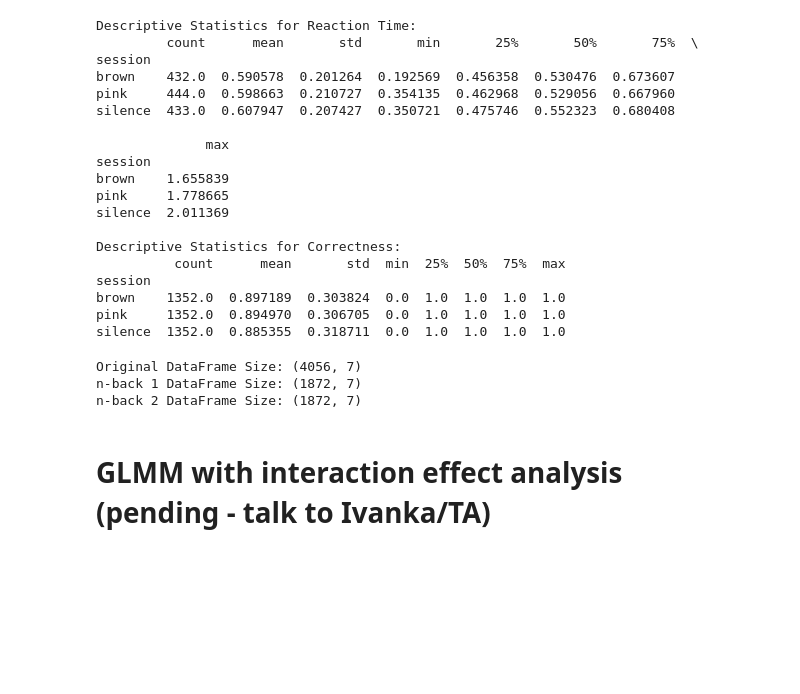
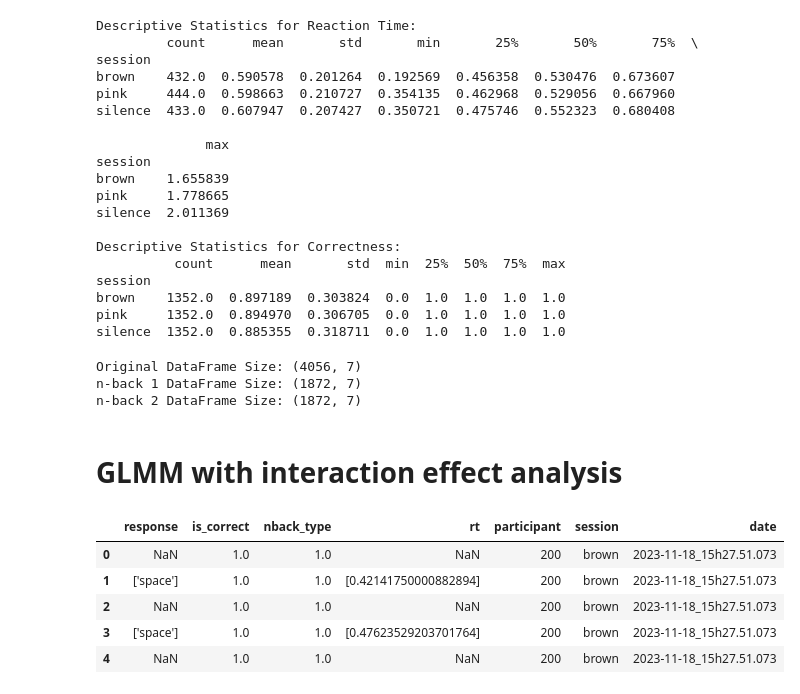
Before and after one commit to shakirmshaker/CognitiveScience, a Jupyter notebook: notebooks/SiddhantaGupta.ipynb, the cells around one changed output. Cells and saved outputs as stored; diff of their text form; code cells hidden in the pictures; blank space fills up the shorter version.

Commit message:
Update SiddhantaGupta.ipynb
final stats with 1x3 (ANOVA, FRIEDMAN) and 2x3 (GLMM)..with plots and comments

```diff
--- a/notebooks/SiddhantaGupta.ipynb
+++ b/notebooks/SiddhantaGupta.ipynb
@@ -539,7 +540,11 @@ combined_df_new['is_correct'] = combined_df_new['is_correct'].replace(10, 1).fil
 # Convert 'nback_type' from 10,20 to 1,2
 combined_df_new['nback_type'] = combined_df_new['nback_type'].replace({10: 1, 20: 2})
 
-# Inspect the 'rt' values to understand their format
-print("Sample 'rt' values before conversion:\n", combined_df_new['rt'].head(10))
+# Convert all 'rt' values to strings before processing
+combined_df_new['rt'] = combined_df_new['rt'].astype(str)
 
+# Extract the first numeric value from the 'rt' strings
 combined_df_new['rt'] = combined_df_new['rt'].str.split(',').str[0].str.strip('[]').astype(float)
+
+# Saving the DataFrame to a CSV file
+combined_df_new.to_csv('combined_df_new1.csv', index=False)
@@ -657,4 +671,14 @@ Original DataFrame Size: (4056, 7)
 n-back 1 DataFrame Size: (1872, 7)
 n-back 2 DataFrame Size: (1872, 7)
 # %% [markdown]
-# GLMM with interaction effect analysis (pending - talk to Ivanka/TA)
+# GLMM with interaction effect analysis
+# %%
+df = combined_df_new.copy()
+df.head()
+# %% [output]
+|  | response | is_correct | nback_type | rt | participant | session | date |
+| 0 | NaN | 1.0 | 1.0 | NaN | 200 | brown | 2023-11-18_15h27.51.073 |
+| 1 | ['space'] | 1.0 | 1.0 | [0.42141750000882894] | 200 | brown | 2023-11-18_15h27.51.073 |
+| 2 | NaN | 1.0 | 1.0 | NaN | 200 | brown | 2023-11-18_15h27.51.073 |
+| 3 | ['space'] | 1.0 | 1.0 | [0.47623529203701764] | 200 | brown | 2023-11-18_15h27.51.073 |
+| 4 | NaN | 1.0 | 1.0 | NaN | 200 | brown | 2023-11-18_15h27.51.073 |
```
Also changed, not shown: parts of 5 cells of this notebook.
